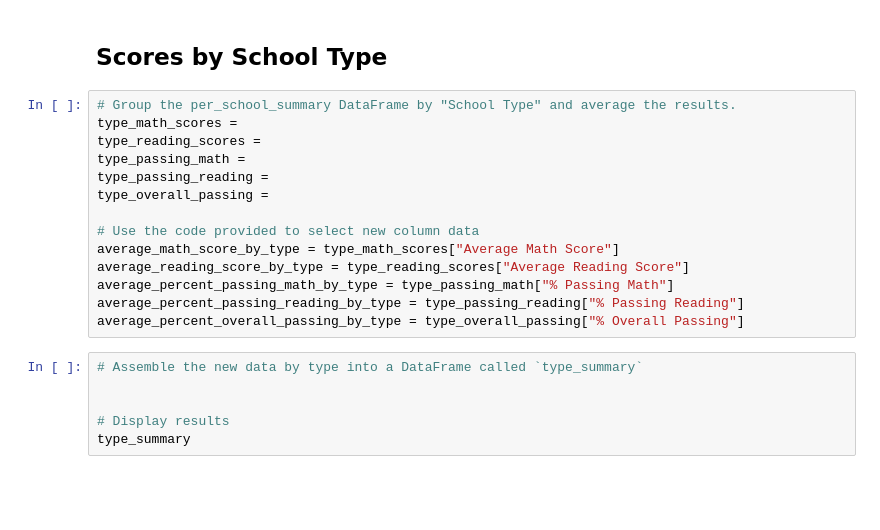
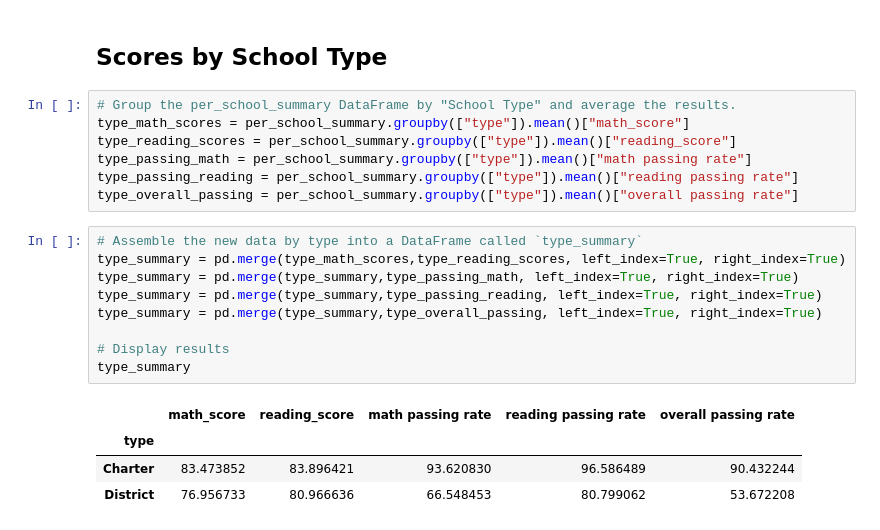
Before and after one commit to EmG3214/pandas-challenge, a Jupyter notebook: PyCitySchools/maincode.ipynb, the cells around one changed output. Cells and saved outputs as stored; diff of their text form; blank space fills up the shorter version.

```diff
--- a/PyCitySchools/maincode.ipynb
+++ b/PyCitySchools/maincode.ipynb
@@ -488,23 +388,24 @@ size_summary
 | Large (2000-5000) | 77.746417 | 81.344493 | 69.963361 | 82.766634 | 58.286003 |
 # %% [markdown]
 ## Scores by School Type
-# %%
-# Group the per_school_summary DataFrame by "School Type" and average the results.
-type_math_scores =
-type_reading_scores =
-type_passing_math =
-type_passing_reading =
-type_overall_passing =
-
-# Use the code provided to select new column data
-average_math_score_by_type = type_math_scores["Average Math Score"]
-average_reading_score_by_type = type_reading_scores["Average Reading Score"]
-average_percent_passing_math_by_type = type_passing_math["% Passing Math"]
-average_percent_passing_reading_by_type = type_passing_reading["% Passing Reading"]
-average_percent_overall_passing_by_type = type_overall_passing["% Overall Passing"]
+# %%
+# Group the per_school_summary DataFrame by "School Type" and average the results.
+type_math_scores = per_school_summary.groupby(["type"]).mean()["math_score"]
+type_reading_scores = per_school_summary.groupby(["type"]).mean()["reading_score"]
+type_passing_math = per_school_summary.groupby(["type"]).mean()["math passing rate"]
+type_passing_reading = per_school_summary.groupby(["type"]).mean()["reading passing rate"]
+type_overall_passing = per_school_summary.groupby(["type"]).mean()["overall passing rate"]
 # %%
 # Assemble the new data by type into a DataFrame called `type_summary`
-
+type_summary = pd.merge(type_math_scores,type_reading_scores, left_index=True, right_index=True)
+type_summary = pd.merge(type_summary,type_passing_math, left_index=True, right_index=True)
+type_summary = pd.merge(type_summary,type_passing_reading, left_index=True, right_index=True)
+type_summary = pd.merge(type_summary,type_overall_passing, left_index=True, right_index=True)
 
 # Display results
 type_summary
+# %% [output]
+|  | math_score | reading_score | math passing rate | reading passing rate | overall passing rate |
+| type |  |  |  |  |  |
+| Charter | 83.473852 | 83.896421 | 93.620830 | 96.586489 | 90.432244 |
+| District | 76.956733 | 80.966636 | 66.548453 | 80.799062 | 53.672208 |
```
Also changed, not shown: parts of 13 cells of this notebook.
